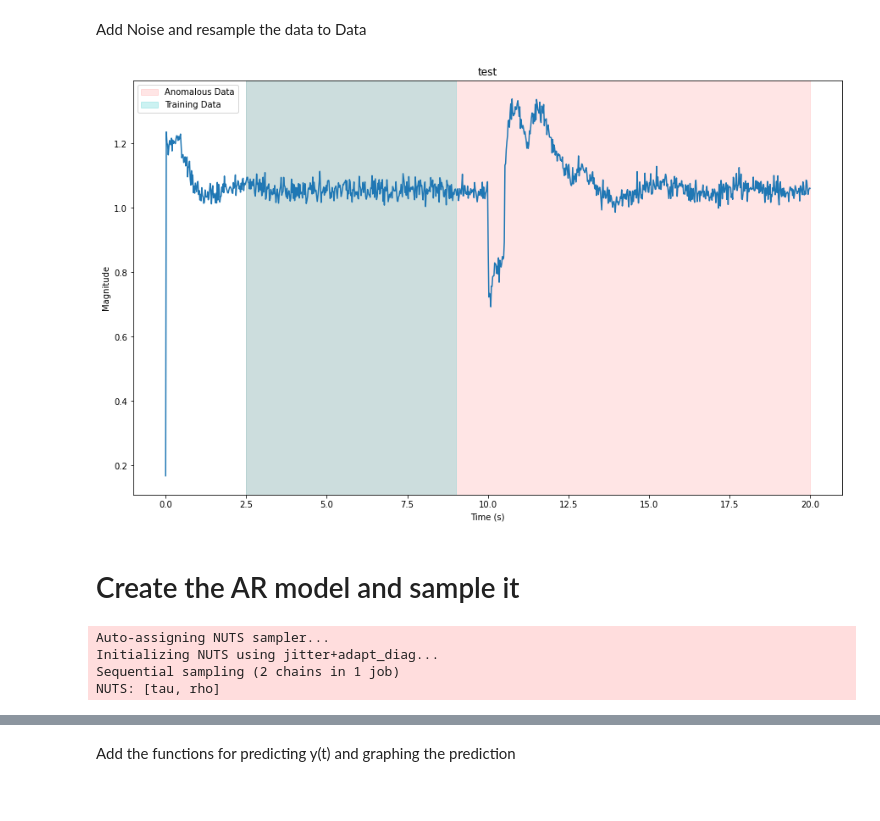
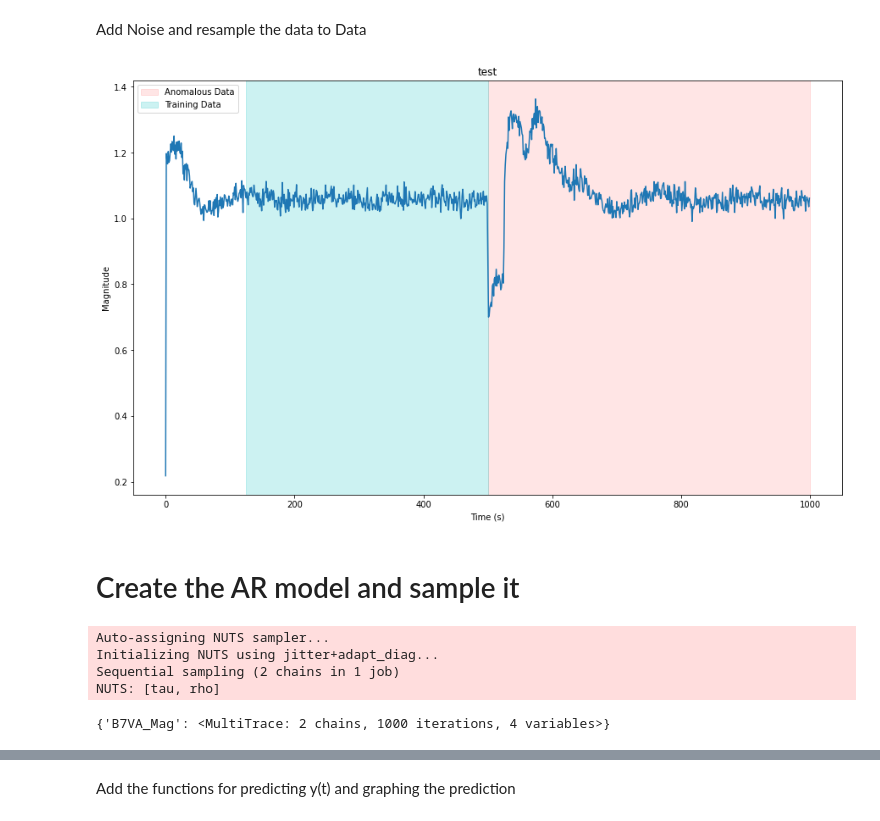
Before and after one commit to Iceegan/BayesianAnomalyDetection, a Jupyter notebook: RTLabAnomalyDetection.ipynb, the cells around one changed output, grey strips where cells are left out. Drawn from its saved outputs; the diff is of its cells as text; code cells hidden in the pictures.

Commit message:
Added code to get all traces

```diff
--- a/RTLabAnomalyDetection.ipynb
+++ b/RTLabAnomalyDetection.ipynb
@@ -66,24 +66,28 @@ event4 = resample(event4)
 event4 = addNoise(event4)
 # %%
 step_size = event1.index[1]
+# %%
+train_start = 125
+anom_start = 501
+normal_data = event1['B1VA_Mag'][train_start:anom_start]
 # %%
-def prep_data(ser, title, train_start=2.5, train_stop=9, anom_end=20):
+def prep_data(ser, title, train_start=2.5, train_stop=9, anom_end=1000):
   normal_data = ser[train_start:train_stop]
   # Get the first 2 seconds and last 5 seconds
   fig, ax = plt.subplots(1,1, figsize = (15,9))
   plt.title(title)
   plt.plot(ser.index, ser)
-  ax.axvspan(train_start, anom_end, alpha = 0.1, color = 'r', label = 'Anomalous Data')
+  ax.axvspan(train_stop, anom_end, alpha = 0.1, color = 'r', label = 'Anomalous Data')
   ax.axvspan(train_start, train_stop, alpha=0.2,color='c', label = 'Training Data')
   ax.set_xlabel('Time (s)')
   ax.set_ylabel('Magnitude')
   ax.legend()
   plt.show()
 
 # Comment if you don't want to shorten the data set
 # pmu1B = pmu1B.groupby(np.arange(len(filteredData))//factor).mean()
-prep_data(event1['B1VA_Mag'], 'test', 2.5,9)
+prep_data(event1['B1VA_Mag'], 'test', train_start,anom_start)
 # %% [output]
-[figure, old version]
+[figure, new version]
 # %% [markdown]
 # Create the AR model and sample it
@@ -94,13 +107,43 @@ normal_data = event1['B1VA_Mag'][train_start:anom_start]
-# %%
-AR_Model = pm.Model()
-with AR_Model:
-    data = pm.Data('data', normal_data)
-    rho=pm.Uniform('rho',-5,5,shape=reg_order)
-    tau =pm.Gamma('tau',mu=1,sd=1)
-    obs=pm.AR('observed',rho=rho,tau=tau,observed=data)
-    trace=pm.sample(1000, tune=2000)
-# %% [output]
-Auto-assigning NUTS sampler...
-Initializing NUTS using jitter+adapt_diag...
-Sequential sampling (2 chains in 1 job)
-NUTS: [tau, rho]
+# %%
+import pickle
+
+event1Trace = {}
+for column in event1.columns:
+  normal_data = event1[column][train_start:anom_start]
+  trace = getARTrace(normal_data)
+  event1Trace[column] = trace
+
+with open('event1traces.pickle', 'wb') as file:
+            pickle.dump((event1Trace), file)
+
+event2Trace = {}
+for column in event2.columns:
+  normal_data = event2[column][train_start:anom_start]
+  trace = getARTrace(normal_data)
+  event2Trace[column] = trace
+
+with open('event2traces.pickle', 'wb') as file:
+            pickle.dump((event2Trace), file)
+
+event3Trace = {}
+for column in event3.columns:
+  normal_data = event3[column][train_start:anom_start]
+  trace = getARTrace(normal_data)
+  event3Trace[column] = trace
+
+with open('event3traces.pickle', 'wb') as file:
+            pickle.dump((event3Trace), file)
+
+event4Trace = {}
+for column in event4.columns:
+  normal_data = event4[column][train_start:anom_start]
+  trace = getARTrace(normal_data)
+  event3Trace[column] = trace
+
+with open('event4traces.pickle', 'wb') as file:
+            pickle.dump((event4Trace), file)
+# %% [output]
+Auto-assigning NUTS sampler...
+Initializing NUTS using jitter+adapt_diag...
+Sequential sampling (2 chains in 1 job)
+NUTS: [tau, rho]
@@ -107,3 +155,7 @@ NUTS: [tau, rho]
+# %%
+event1Trace
+# %% [output]
+{'B7VA_Mag': <MultiTrace: 2 chains, 1000 iterations, 4 variables>}
 # %%
 pm.traceplot(trace)
 plt.show()
```
Also changed, not shown: parts of 13 cells of this notebook.
